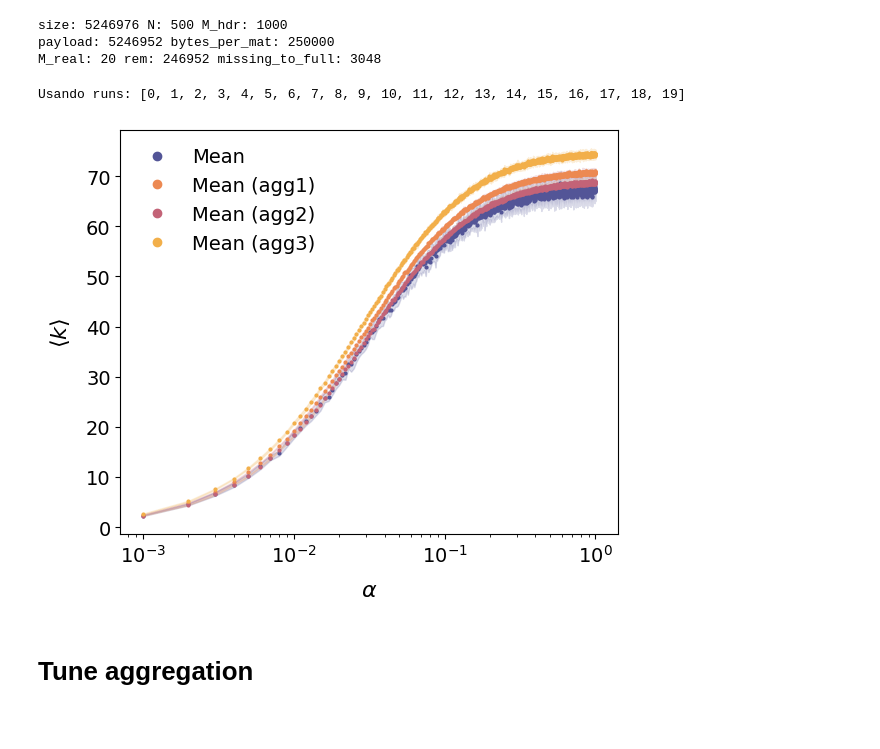
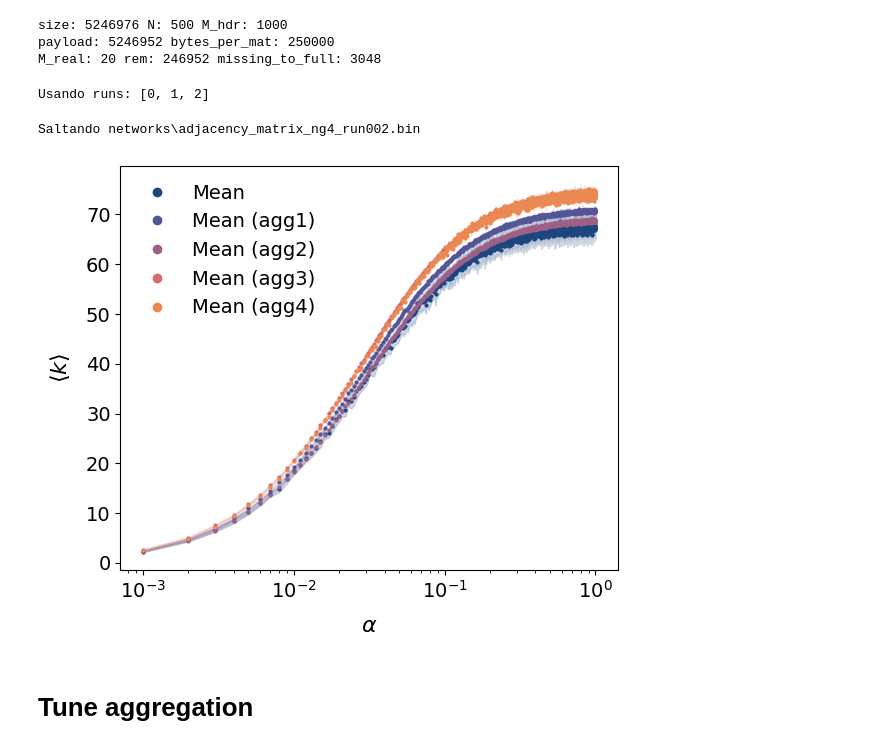
Before and after one commit to underDD/TFM, a Jupyter notebook: plots.ipynb, the cells around one changed output. Saved outputs shown, nothing was run; the diff lists cells and outputs as text; code cells hidden in the pictures.

```diff
--- a/plots.ipynb
+++ b/plots.ipynb
@@ -336,7 +336,7 @@ import glob, os, re
 
 # Esta función busca archivos que sigan un patrón concreto
 # Por ejemplo: networks/adjacency_matrix_ng1_run0.bin, run1.bin, etc.
-def select_runs(pattern="networks/adjacency_matrix_ng3_run*.bin", run_min=None, run_max=None):
+def select_runs(pattern="networks/adjacency_matrix_ng4_run*.bin", run_min=None, run_max=None):
     files = sorted(glob.glob(pattern))  # obtiene todos los archivos que coinciden con el patrón y los ordena
     out = []
     for f in files:
@@ -433,7 +433,7 @@ alpha, k_mean, k_std, n_runs = mean_degree_over_runs(files)
 
 # guarda resultados en un txt:
 # columnas -> alpha | mean_degree | std_degree
-savedata_file = "mean_degree_over_runs_agg3.txt"
+savedata_file = "mean_degree_over_runs_agg4.txt"
 
 np.savetxt(
     savedata_file,
@@ -441,12 +441,17 @@ np.savetxt(
     header="alpha\tmean_degree\tstd_degree"
 )
 # %% [output]
-Usando runs: [0, 1, 2, 3, 4, 5, 6, 7, 8, 9, 10, 11, 12, 13, 14, 15, 16, 17, 18, 19]
+Usando runs: [0, 1, 2]
+Saltando networks\adjacency_matrix_ng4_run002.bin
 # %%
+import numpy as np
+import matplotlib.pyplot as plt
+
 data_random = np.loadtxt("mean_degree_over_runs.txt")
 data_agg1 = np.loadtxt("mean_degree_over_runs_agg1.txt")
 data_agg2 = np.loadtxt("mean_degree_over_runs_agg2.txt")
 data_agg3 = np.loadtxt("mean_degree_over_runs_agg3.txt")
+data_agg4 = np.loadtxt("mean_degree_over_runs_agg4.txt")
 
 alpha_random = data_random[:,0]
 mean_degree_random = data_random[:,1]
@@ -454,42 +459,47 @@ std_degree_random = data_random[:,2]
 
 alpha_agg1 = data_agg1[:,0]
 mean_degree_agg1 = data_agg1[:,1]
 std_degree_agg1 = data_agg1[:,2]
 
 alpha_agg2 = data_agg2[:,0]
 mean_degree_agg2 = data_agg2[:,1]
 std_degree_agg2 = data_agg2[:,2]
 
 alpha_agg3 = data_agg3[:,0]
 mean_degree_agg3 = data_agg3[:,1]
 std_degree_agg3 = data_agg3[:,2]
 
+alpha_agg4 = data_agg4[:,0]
+mean_degree_agg4 = data_agg4[:,1]
+std_degree_agg4 = data_agg4[:,2]
 
 plt.figure(figsize=(6,5))
-plt.plot(alpha_random, mean_degree_random, marker='o', markersize=2, linestyle='-', lw=0, color=sunset2(0.2),label="Mean")
-plt.fill_between(alpha_random, mean_degree_random-std_degree_random, mean_degree_random+std_degree_random, alpha=0.2, color=sunset2(0.2))
+plt.plot(alpha_random, mean_degree_random, marker='o', markersize=2, linestyle='-', lw=0, color=sunset2(0.0),label="Mean")
+plt.fill_between(alpha_random, mean_degree_random-std_degree_random, mean_degree_random+std_degree_random, alpha=0.2, color=sunset2(0.0))
 
-plt.plot(alpha_agg1, mean_degree_agg1, marker='o', markersize=2, linestyle='-', lw=0, color=sunset2(0.8), label="Mean (agg1)")
-plt.fill_between(alpha_agg1, mean_degree_agg1-std_degree_agg1, mean_degree_agg1+std_degree_agg1, alpha=0.2, color=sunset2(0.5))
+plt.plot(alpha_agg1, mean_degree_agg1, marker='o', markersize=2, linestyle='-', lw=0, color=sunset2(0.2), label="Mean (agg1)")
+plt.fill_between(alpha_agg1, mean_degree_agg1-std_degree_agg1, mean_degree_agg1+std_degree_agg1, alpha=0.2, color=sunset2(0.2))
 
-plt.plot(alpha_agg2, mean_degree_agg2, marker='o', markersize=2, linestyle='-', lw=0, color=sunset2(0.5), label="Mean (agg2)")
-plt.fill_between(alpha_agg2, mean_degree_agg2-std_degree_agg2, mean_degree_agg2+std_degree_agg2, alpha=0.2, color=sunset2(0.8))
+plt.plot(alpha_agg2, mean_degree_agg2, marker='o', markersize=2, linestyle='-', lw=0, color=sunset2(0.4), label="Mean (agg2)")
+plt.fill_between(alpha_agg2, mean_degree_agg2-std_degree_agg2, mean_degree_agg2+std_degree_agg2, alpha=0.2, color=sunset2(0.4))
 
-plt.plot(alpha_agg3, mean_degree_agg3, marker='o', markersize=2, linestyle='-', lw=0, color=sunset2(1.0), label="Mean (agg3)")
-plt.fill_between(alpha_agg3, mean_degree_agg3-std_degree_agg3, mean_degree_agg3+std_degree_agg3, alpha=0.2, color=sunset2(1.0))
+plt.plot(alpha_agg3, mean_degree_agg3, marker='o', markersize=2, linestyle='-', lw=0, color=sunset2(0.6), label="Mean (agg3)")
+plt.fill_between(alpha_agg3, mean_degree_agg3-std_degree_agg3, mean_degree_agg3+std_degree_agg3, alpha=0.2, color=sunset2(0.6))
 
+plt.plot(alpha_agg4, mean_degree_agg4, marker='o', markersize=2, linestyle='-', lw=0, color=sunset2(0.8), label="Mean (agg4)")
+plt.fill_between(alpha_agg4, mean_degree_agg4-std_degree_agg4, mean_degree_agg4+std_degree_agg4, alpha=0.2, color=sunset2(0.8))
 
 
 plt.xlabel(r'$\alpha$', fontsize=16, labelpad=10)
 plt.ylabel(r'$\langle k\rangle$', fontsize=16, labelpad=10)
 plt.xscale('log')
 plt.xticks(fontsize=14)
 plt.yticks(fontsize=14)
 plt.tight_layout()
 plt.legend(loc = 'best', frameon = False, fontsize = 14, markerscale = 3)
 plt.show()
 # %% [output]
-[figure, old version]
+[figure, new version]
 # %% [markdown]
 # Tune aggregation
 # %%
```
Also changed, not shown: 5 other files.
